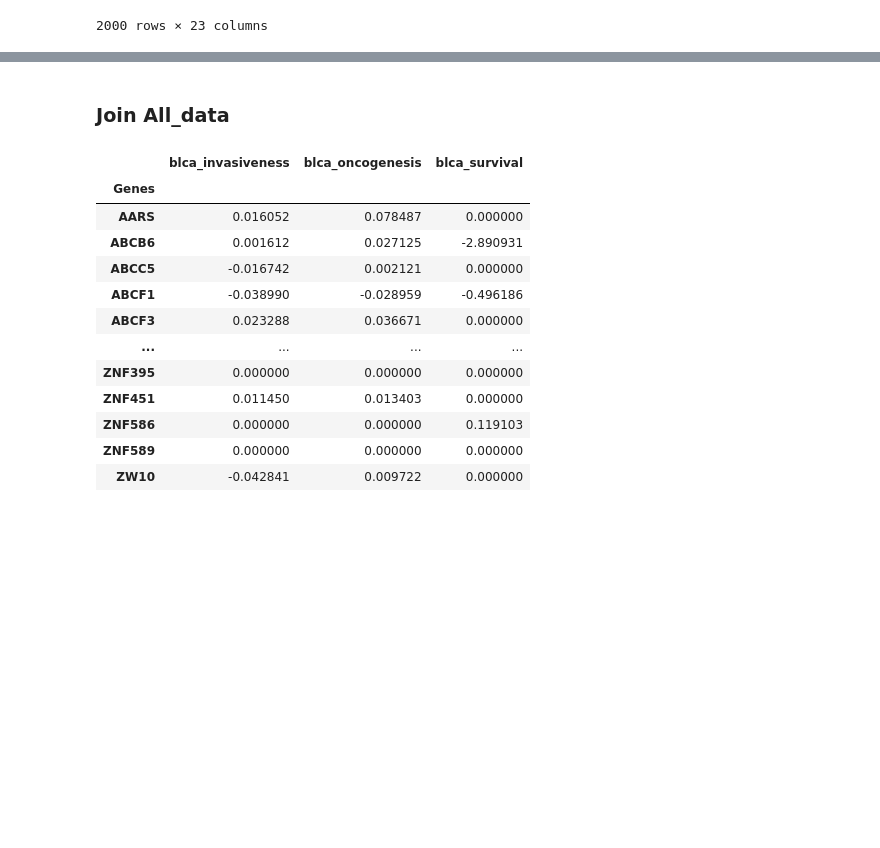
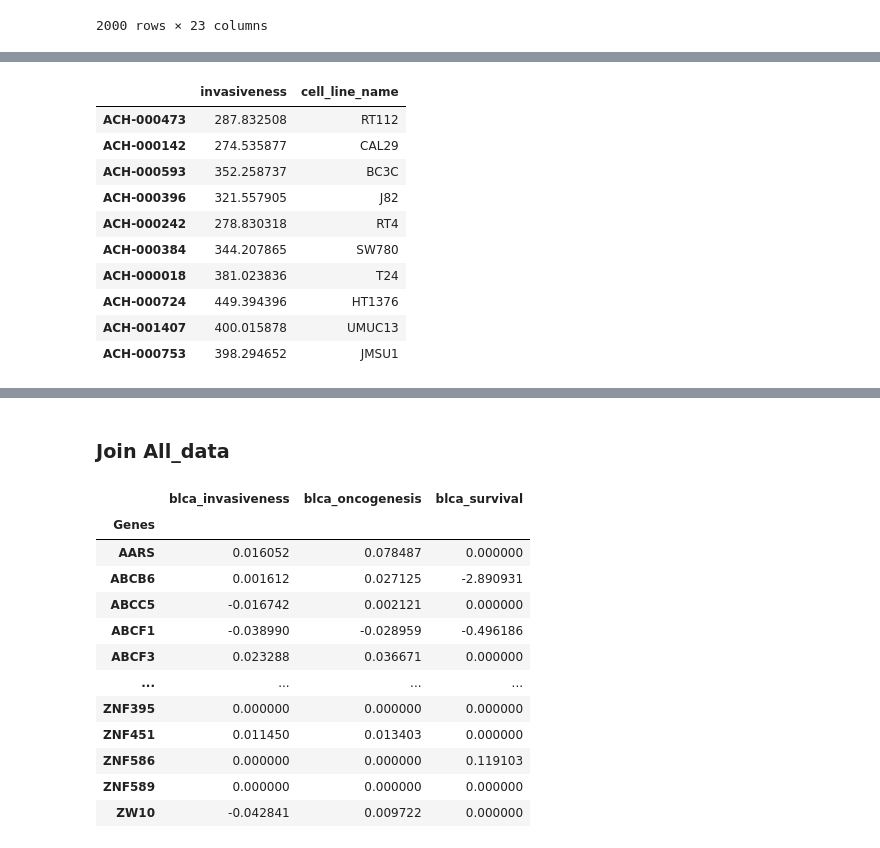
Before and after one commit to jingsday/blca_publication, a Jupyter notebook: blca_publication_Scripts/blca_Scripts_scRNA/blca_sc_July15.ipynb, the cells around one changed output, grey strips where cells are left out. Saved outputs shown, nothing was run; the diff lists cells and outputs as text; code cells hidden in the pictures; blank space fills up the shorter version.

Commit message:
added more cell lines

```diff
--- a/blca_publication_Scripts/blca_Scripts_scRNA/blca_sc_July15.ipynb
+++ b/blca_publication_Scripts/blca_Scripts_scRNA/blca_sc_July15.ipynb
@@ -199,3 +199,8 @@ cluster1_t2
 | IGFBP5 | 2026 | 0.9828 | 0.0172 | 4.045496 | 0.000002 | 0.000684 | 0 | 0.25 | -7.476717 | ... |
 | SPINK1 | 2000 | 0.9912 | 0.0088 | 4.724163 | 0.000016 | 0.009093 | 0 | 0.25 | -8.148858 | ... |
 2000 rows × 23 columns
+# %%
+cluster1_t2_fdr = cluster1_t2[cluster1_t2['is_de_fdr_0.05'] == True]
+# %%
+DPD_df_fdr_df = compute_invasiveness_score(blca, cluster1_t2_fdr, vector_name='lfc_mean', score_name='invasiveness')
+display(DPD_df_fdr_df)
@@ -201,0 +238,19 @@ cluster1_t2
+# %%
+cell_line_ids=['ACH-000473','ACH-000142','ACH-000593','ACH-000396','ACH-000242','ACH-000384',
+               'ACH-000018','ACH-000724','ACH-001407','ACH-000753']
+DPD_df_fdr= DPD_df_fdr_df.loc[cell_line_ids]
+DPD_df_fdr['cell_line_name']=['RT112','CAL29','BC3C','J82','RT4','SW780','T24','HT1376','UMUC13','JMSU1']
+
+### Actually separated basal and luminal
+# %% [output]
+|  | invasiveness | cell_line_name |
+| ACH-000473 | 287.832508 | RT112 |
+| ACH-000142 | 274.535877 | CAL29 |
+| ACH-000593 | 352.258737 | BC3C |
+| ACH-000396 | 321.557905 | J82 |
+| ACH-000242 | 278.830318 | RT4 |
+| ACH-000384 | 344.207865 | SW780 |
+| ACH-000018 | 381.023836 | T24 |
+| ACH-000724 | 449.394396 | HT1376 |
+| ACH-001407 | 400.015878 | UMUC13 |
+| ACH-000753 | 398.294652 | JMSU1 |
```
Also changed, not shown: parts of 6 cells of this notebook.
